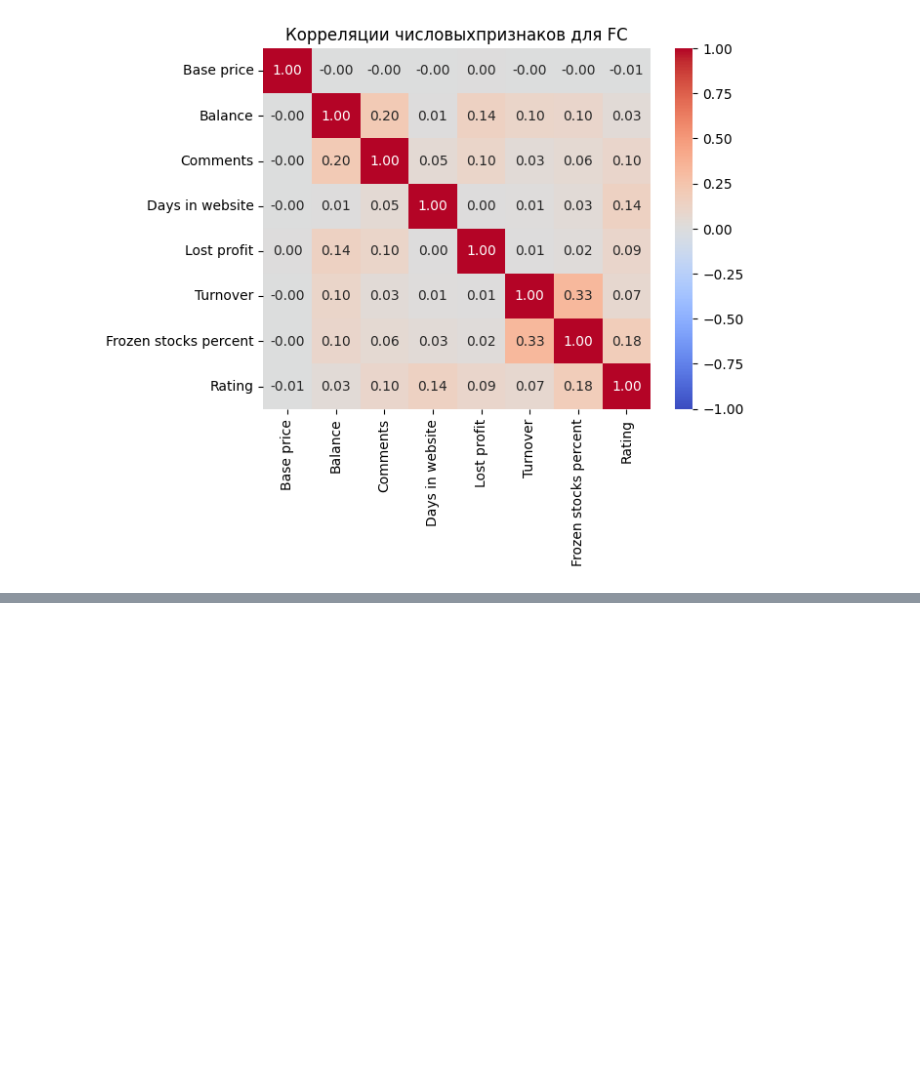
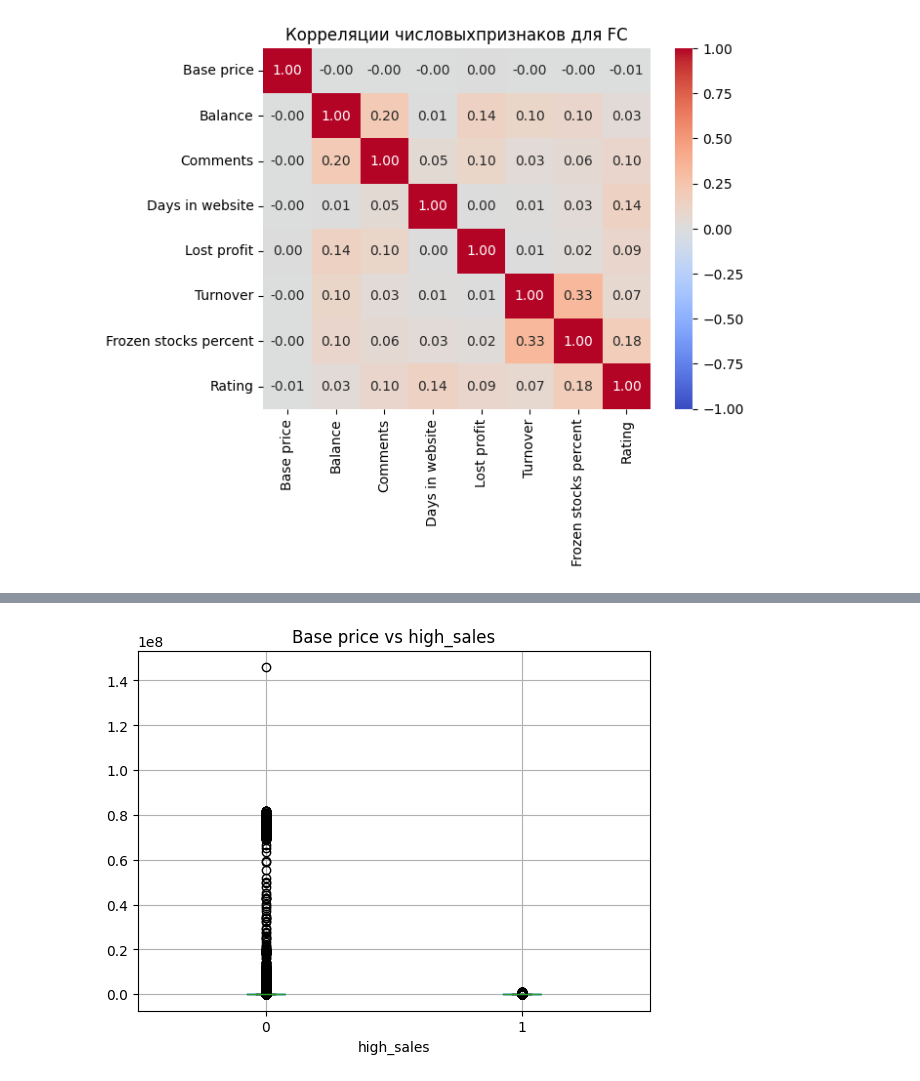
Before and after one commit to VladislavKostylev/GP5, a Jupyter notebook: GroupProject5.ipynb, the cells around one changed output, grey strips where cells are left out. Drawn from its saved outputs; the diff is of its cells as text; code cells hidden in the pictures; blank space fills up the shorter version.

```diff
--- a/GroupProject5.ipynb
+++ b/GroupProject5.ipynb
@@ -170,0 +208,7 @@ plt.show()
+# %%
+df.boxplot(column='Base price', by='high_sales')
+plt.title('Base price vs high_sales')
+plt.suptitle('')
+plt.show()
+# %% [output]
+[figure, added]
```
Also changed, not shown: parts of 4 cells of this notebook.
